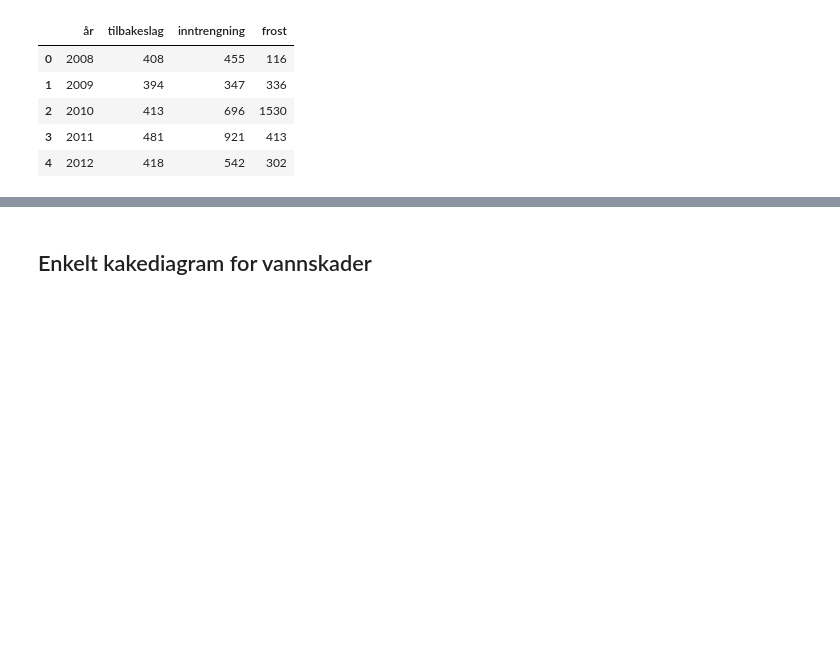
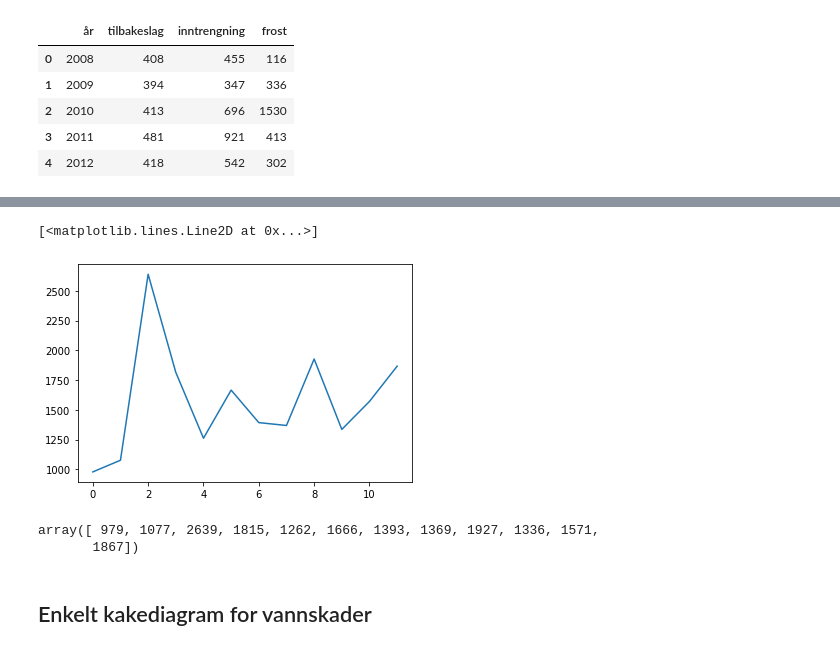
Before and after one commit to eirikngard/Eika, a Jupyter notebook: vannskade2.ipynb, the cells around one changed output, grey strips where cells are left out. Saved outputs shown, nothing was run; the diff lists cells and outputs as text; code cells hidden in the pictures; blank space fills up the shorter version.

```diff
--- a/vannskade2.ipynb
+++ b/vannskade2.ipynb
@@ -169,3 +179,13 @@ plt.show()
+# %%
+plt.plot(alle)
+# %% [output]
+[<matplotlib.lines.Line2D at 0x...>]
+[figure, added]
+# %%
+np.array(alle)
+# %% [output]
+array([ 979, 1077, 2639, 1815, 1262, 1666, 1393, 1369, 1927, 1336, 1571,
+       1867])
 # %% [markdown]
 ## Enkelt kakediagram for vannskader
 # %%
```
Also changed, not shown: parts of 2 cells of this notebook.
